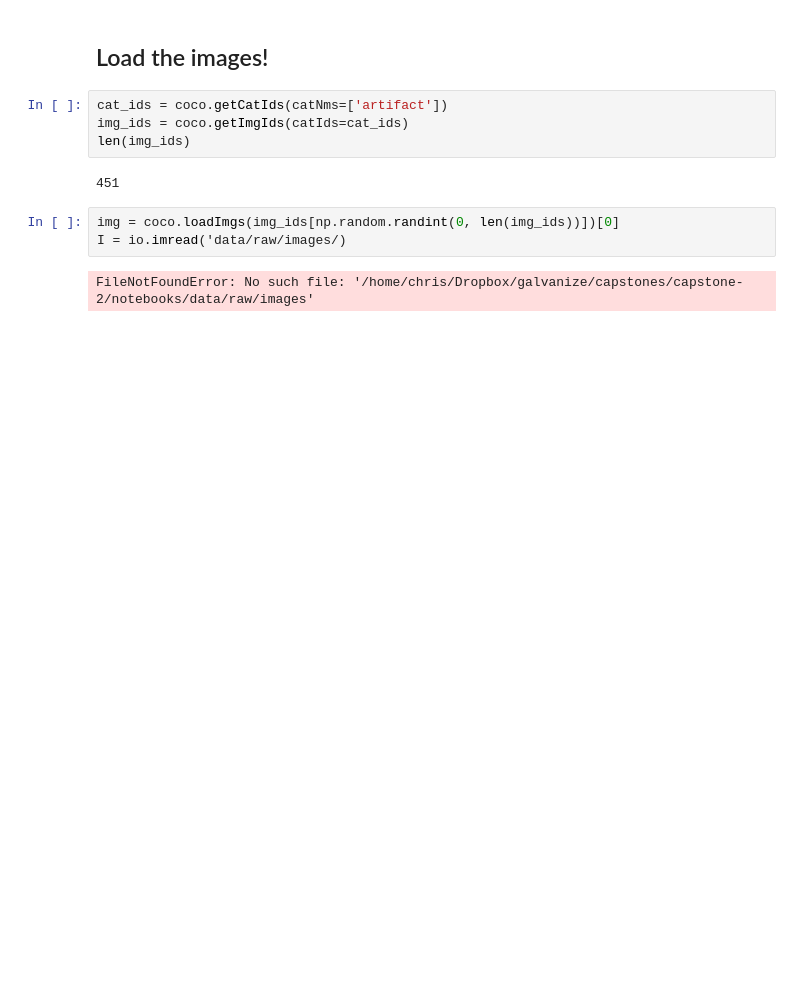
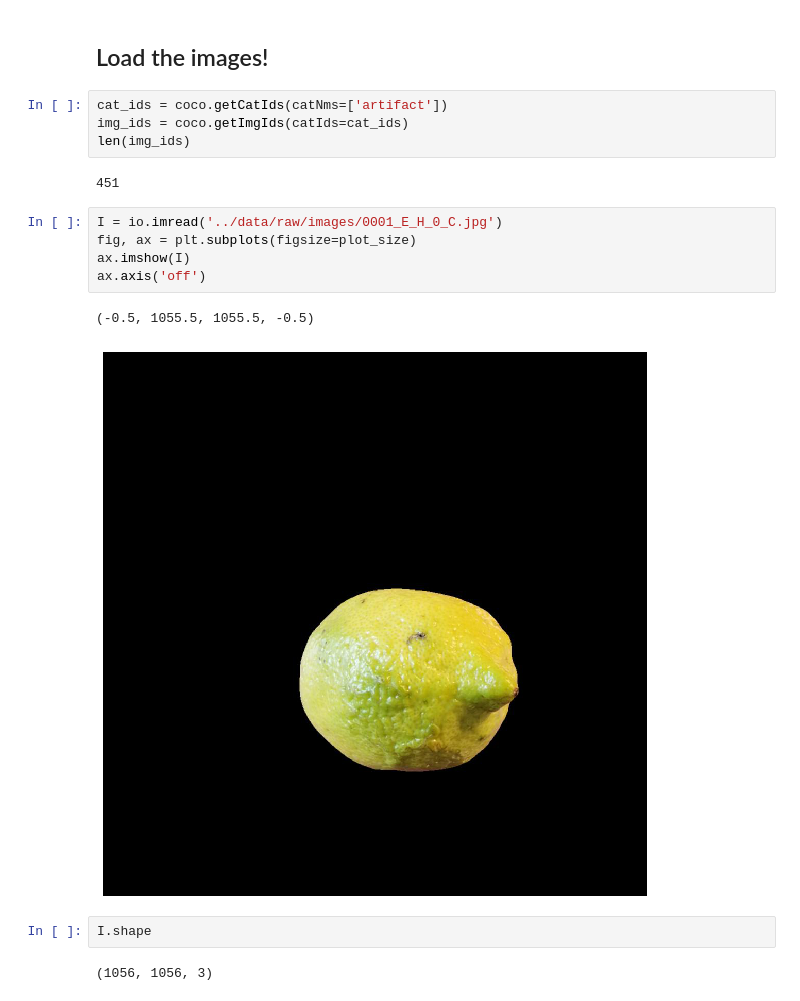
Before and after one commit to csulfrian/lemon-defect-detection, a Jupyter notebook: notebooks/initial-exploration.ipynb, the cells around one changed output. Saved outputs shown, nothing was run; the diff lists cells and outputs as text; blank space fills up the shorter version.

```diff
--- a/notebooks/initial-exploration.ipynb
+++ b/notebooks/initial-exploration.ipynb
@@ -108,8 +231,15 @@ img_ids = coco.getImgIds(catIds=cat_ids)
 len(img_ids)
 # %% [output]
 451
-# %%
-img = coco.loadImgs(img_ids[np.random.randint(0, len(img_ids))])[0]
-I = io.imread('data/raw/images/)
-# %% [output]
-FileNotFoundError: No such file: '/home/chris/Dropbox/galvanize/capstones/capstone-2/notebooks/data/raw/images'
+# %%
+I = io.imread('../data/raw/images/0001_E_H_0_C.jpg')
+fig, ax = plt.subplots(figsize=plot_size)
+ax.imshow(I)
+ax.axis('off')
+# %% [output]
+(-0.5, 1055.5, 1055.5, -0.5)
+[figure, added]
+# %%
+I.shape
+# %% [output]
+(1056, 1056, 3)
```
Also changed, not shown: parts of 54 cells of this notebook, 8 other files.
